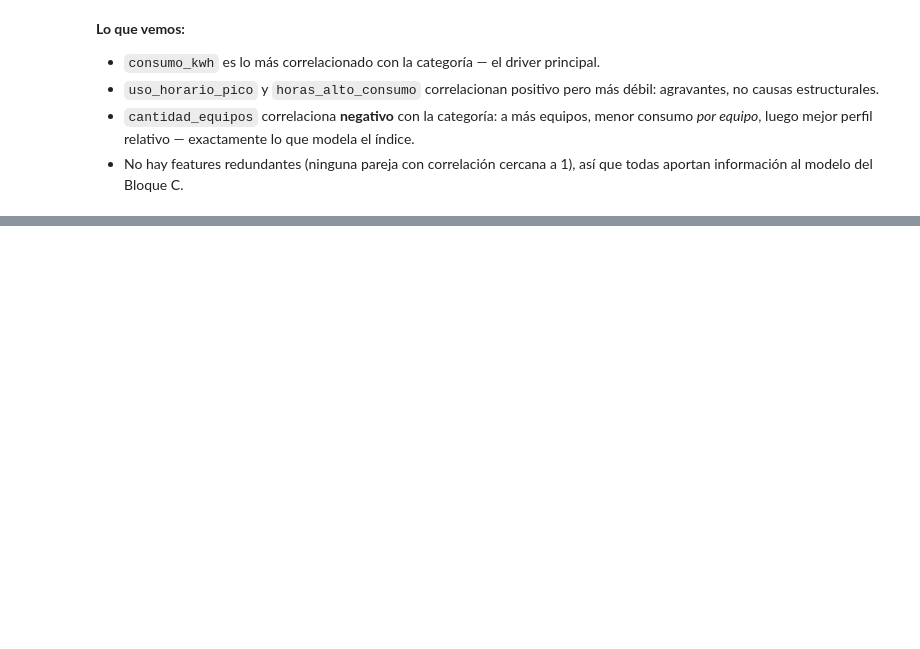
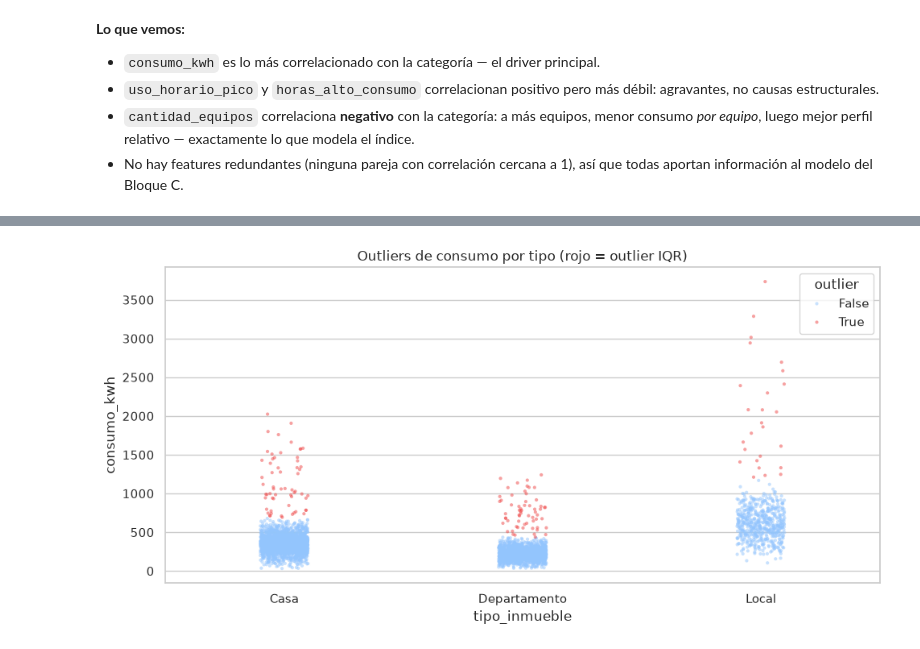
Before and after one commit to No-Country-simulation/G9-LATAM-Team-36, a Jupyter notebook: data-science/notebooks/01_eda_y_criterios.ipynb, the cells around one changed output, grey strips where cells are left out. Saved outputs shown, nothing was run; the diff lists cells and outputs as text; code cells hidden in the pictures; blank space fills up the shorter version.

Commit message:
feat(B): EDA parte 3 - outliers (IQR), balance de clases y conclusiones

```diff
--- a/data-science/notebooks/01_eda_y_criterios.ipynb
+++ b/data-science/notebooks/01_eda_y_criterios.ipynb
@@ -248,0 +253,18 @@ plt.show()
+# %%
+def es_outlier_iqr(s):
+    q1, q3 = s.quantile(0.25), s.quantile(0.75)
+    iqr = q3 - q1
+    return (s < q1 - 1.5 * iqr) | (s > q3 + 1.5 * iqr)
+
+df["outlier_consumo"] = (
+    df.groupby("tipo_inmueble")["consumo_kwh"].transform(es_outlier_iqr)
+)
+
+resumen = (
+    df.groupby("tipo_inmueble")["outlier_consumo"]
+    .agg(n_outliers="sum", total="count")
+)
+resumen["pct"] = (resumen["n_outliers"] / resumen["total"] * 100).round(1)
+print(resumen.to_string())
+print(f"\nTotal outliers: {int(df['outlier_consumo'].sum())} "
+      f"({df['outlier_consumo'].mean()*100:.1f}% del dataset)")
@@ -248,0 +279,13 @@ plt.show()
+# %%
+# Visualizacion: donde caen los outliers respecto al grueso de cada tipo
+fig, ax = plt.subplots(figsize=(10, 5))
+sns.stripplot(x="tipo_inmueble", y="consumo_kwh", data=df,
+              order=["Casa", "Departamento", "Local"],
+              hue="outlier_consumo", palette={False: "#93c5fd", True: "#ef4444"},
+              alpha=0.5, size=3, ax=ax)
+ax.set_title("Outliers de consumo por tipo (rojo = outlier IQR)")
+ax.legend(title="outlier")
+plt.tight_layout()
+plt.show()
+# %% [output]
+[figure, added]
```
Also changed, not shown: parts of 7 cells of this notebook.
